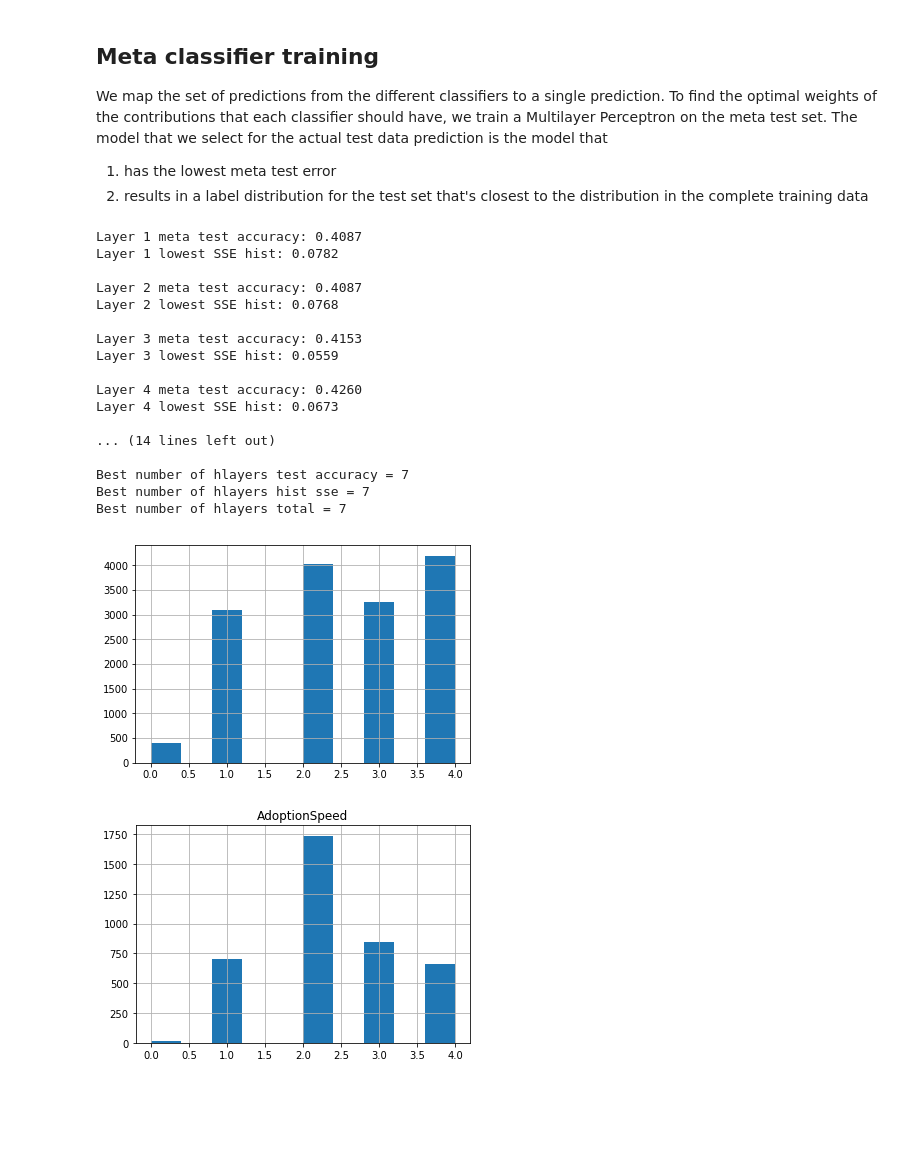
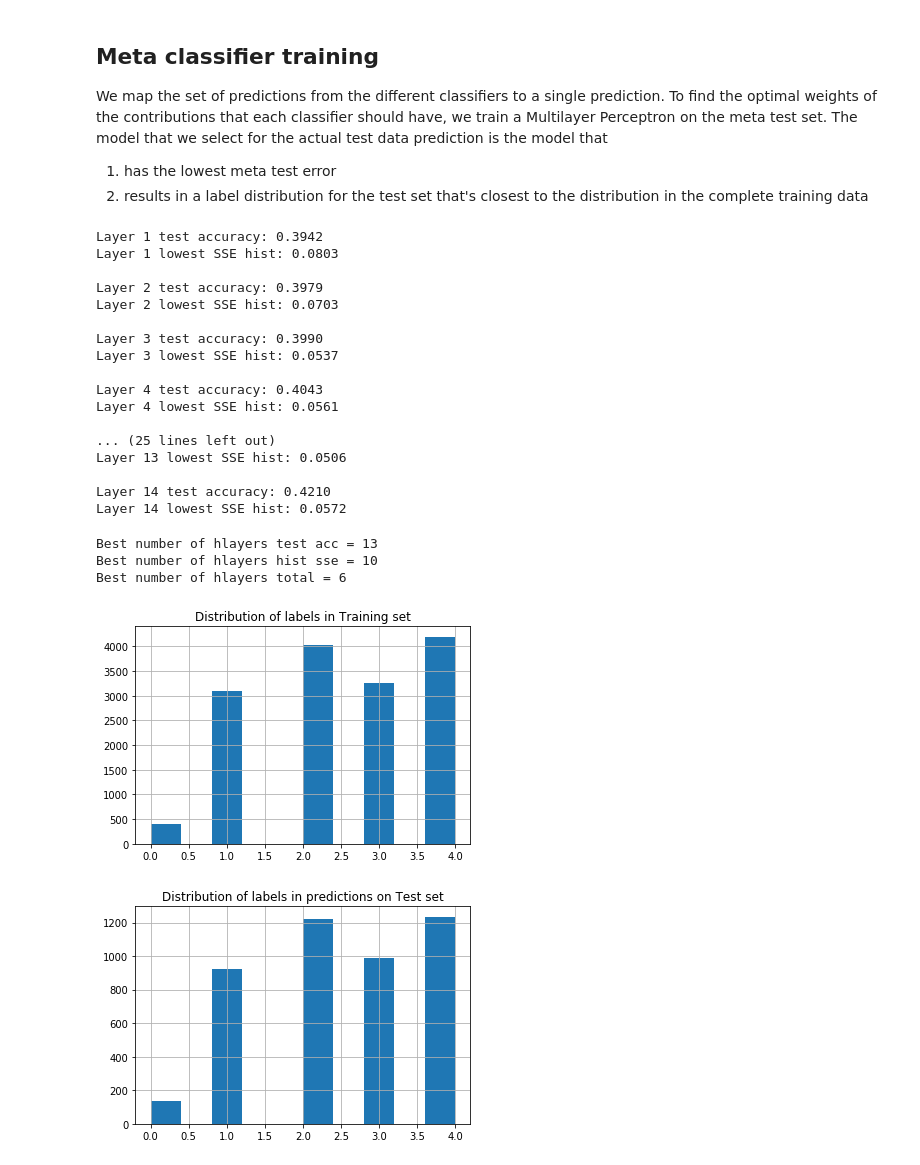
Before and after one commit to lisatostrams/MLIP, a Jupyter notebook: Meta_Classifier.ipynb, the cells around one changed output. Drawn from its saved outputs; the diff is of its cells as text; code cells hidden in the pictures; blank space fills up the shorter version.

```diff
--- a/Meta_Classifier.ipynb
+++ b/Meta_Classifier.ipynb
@@ -39,6 +59,8 @@ from sklearn.neighbors import KNeighborsClassifier
 from sklearn.svm import SVC
 from sklearn.naive_bayes import GaussianNB
 import xgboost as xgb
+from sklearn.ensemble import AdaBoostClassifier
+from sklearn.discriminant_analysis import QuadraticDiscriminantAnalysis
 
 from sklearn import model_selection
 import matplotlib.pyplot as plt
@@ -86,7 +108,7 @@ scaler = preprocessing.StandardScaler().fit(X[zero])
 X[zero] = scaler.transform(X[zero])
 X_test[zero] = scaler.transform(X_test[zero])
 
-meta_train, meta_test, meta_y_train, meta_y_test = model_selection.train_test_split(X,y,test_size=0.1,stratify=y)
+meta_train, meta_test, meta_y_train, meta_y_test = model_selection.train_test_split(X,y,test_size=0.5,stratify=y)
 
 
 
@@ -233,33 +281,31 @@ We map the set of predictions from the different classifiers to a single predict
 2. results in a label distribution for the test set that's closest to the distribution in the complete training data
 # %%
 def hist(y):
-    ''' Compute distribution over labels
-    '''
     histy = np.zeros((5,))
     for i in range(0,5):
         histy[i] = np.mean(y==i)
     return histy
 
 def sse_hist(h1,h2,weight=[1,1,1,1,1]):
-    ''' Compute summed square error of the difference between two label distributions
-    '''
     sse = 0
     for i in range(0,5):
         sse = sse + weight[i]*(h1[i] - h2[i])**2
     return sse
+#%%
+histy = hist(y)
 
-histy = hist(y)
+
 
 from sklearn.neural_network import MLPClassifier
 models = []
 accuracy = []
 models_sse = []
 sse = []
-for i in range(1,10):
+for i in range(1,15):
     model_j = []
     score_j = []
     sse_j = []
-    for j in range(0,10):  # reset model 10 times to overcome random initialisation biases
+    for j in range(0,10):
         clf = MLPClassifier(solver='lbfgs', hidden_layer_sizes=(i,))
         clf.fit(mlp_test, meta_y_test)
         model_j.append(clf)
@@ -269,54 +315,60 @@ for i in range(1,10):
         sse_j.append(sse_hist(hist_est,histy,weight=weights))
 
 
-    print("Layer {} meta test accuracy: {:.4f}".format(i,max(score_j)))
+    print("Layer {} test accuracy: {:.4f}".format(i,max(score_j)))
     print("Layer {} lowest SSE hist: {:.4f}".format(i,min(sse_j)))
     print()
 
     models.append(model_j[np.argmax(score_j)])
     accuracy.append(max(score_j))
     sse.append(sse_j[np.argmax(score_j)])
-
-
-#%%
-model_acc = np.argmax(accuracy)
-print('Best number of hlayers test accuracy = {}'.format(model_acc+1))
-model_sse = np.argmin(sse)
-print('Best number of hlayers hist sse = {}'.format(model_sse+1))
-s = [accuracy[i]-sse[i] for i in range(0,7)]
-model = np.argmax(s)
-print('Best number of hlayers total = {}'.format(model+1))
 # %% [output]
-Layer 1 meta test accuracy: 0.4087
-Layer 1 lowest SSE hist: 0.0782
+Layer 1 test accuracy: 0.3942
+Layer 1 lowest SSE hist: 0.0803
 
-Layer 2 meta test accuracy: 0.4087
-Layer 2 lowest SSE hist: 0.0768
+Layer 2 test accuracy: 0.3979
+Layer 2 lowest SSE hist: 0.0703
 
-Layer 3 meta test accuracy: 0.4153
-Layer 3 lowest SSE hist: 0.0559
+Layer 3 test accuracy: 0.3990
+Layer 3 lowest SSE hist: 0.0537
 
-Layer 4 meta test accuracy: 0.4260
-Layer 4 lowest SSE hist: 0.0673
+Layer 4 test accuracy: 0.4043
+Layer 4 lowest SSE hist: 0.0561
 
-... (14 lines left out)
+... (25 lines left out)
+Layer 13 lowest SSE hist: 0.0506
 
-Best number of hlayers test accuracy = 7
-Best number of hlayers hist sse = 7
-Best number of hlayers total = 7
+Layer 14 test accuracy: 0.4210
+Layer 14 lowest SSE hist: 0.0572
 # %%
+model_acc = np.argmax(accuracy)
+print('Best number of hlayers test acc = {}'.format(model_acc+1))
+model_sse = np.argmin(sse)
+print('Best number of hlayers hist sse = {}'.format(model_sse+1))
+s = [accuracy[i]-sse[i] for i in range(0,7)]
+model = np.argmax(s)
+print('Best number of hlayers total = {}'.format(model+1))
+
 clf = models[model]
+
 y_est = clf.predict(predictions)
 
 submission = pd.DataFrame(index=X_test.index)
 submission['PetID'] = id
 submission['AdoptionSpeed'] = y_est
 submission['AdoptionSpeed'] = submission['AdoptionSpeed'].astype(int)
 submission.to_csv('submission.csv',index=False)
 
+
 histy = y.hist()
-submission.hist()
+plt.title('Distribution of labels in Training set')
 plt.show()
+plt.title('Distribution of labels in predictions on Test set')
+hist2 = submission.hist()
+plt.show()
 # %% [output]
+Best number of hlayers test acc = 13
+Best number of hlayers hist sse = 10
+Best number of hlayers total = 6
-[figure, old version]
+[figure, new version]
-[figure, old version]
+[figure, new version]
```
Also changed, not shown: parts of 3 cells of this notebook, 5 other files.
